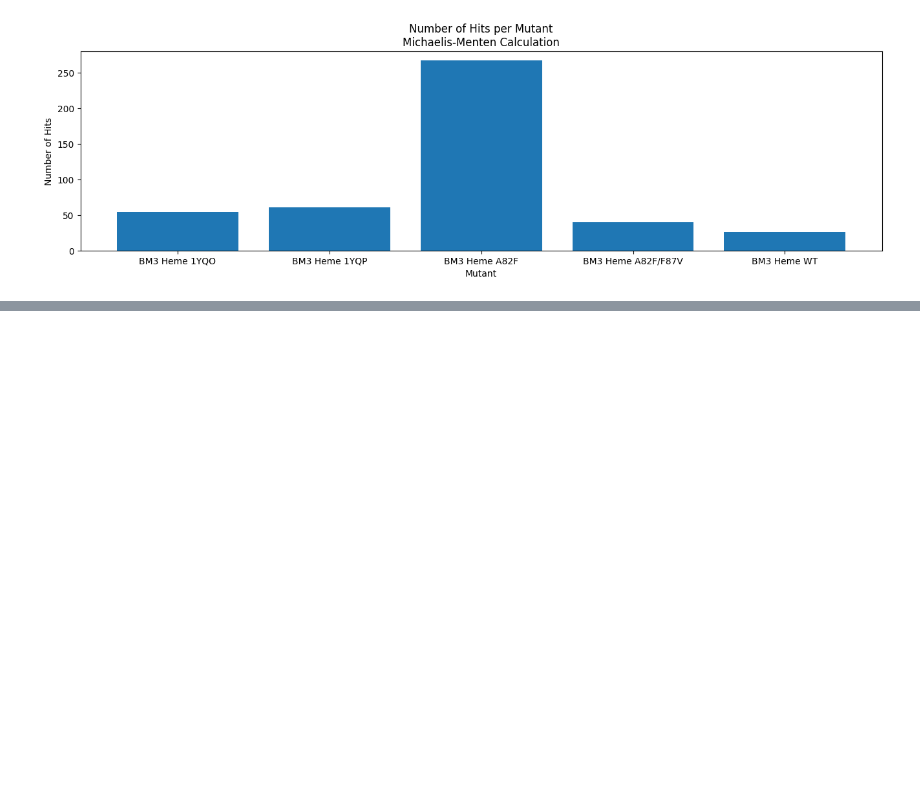
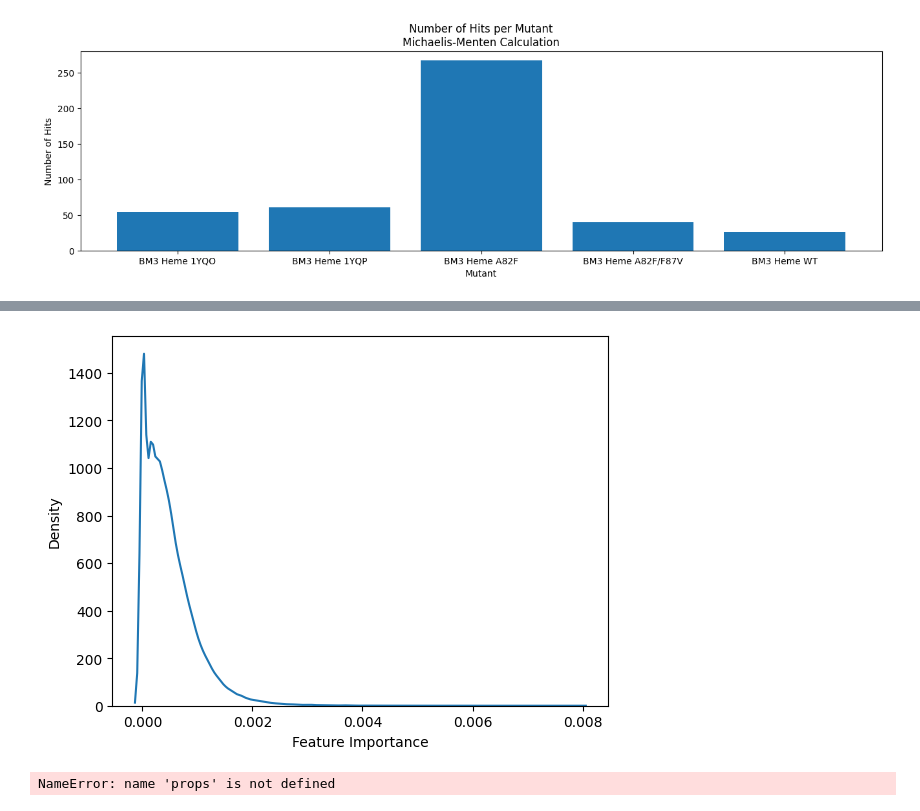
Before and after one commit to TrellixVulnTeam/screening-fist_OO2T, a Jupyter notebook: nb/screening-data.ipynb, the cells around one changed output, grey strips where cells are left out. Cells and saved outputs as stored; diff of their text form; code cells hidden in the pictures; blank space fills up the shorter version.

```diff
--- a/nb/screening-data.ipynb
+++ b/nb/screening-data.ipynb
@@ -566,0 +618,10 @@ plt.show()
+# %%
+sns.kdeplot(ft_importances.flatten())
+plt.xlabel('Feature Importance')
+plt.show()
+# %% [output]
+[figure, added]
+# %%
+len(props)
+# %% [output]
+NameError: name 'props' is not defined
```
Also changed, not shown: parts of 23 cells of this notebook, 6 other files.
